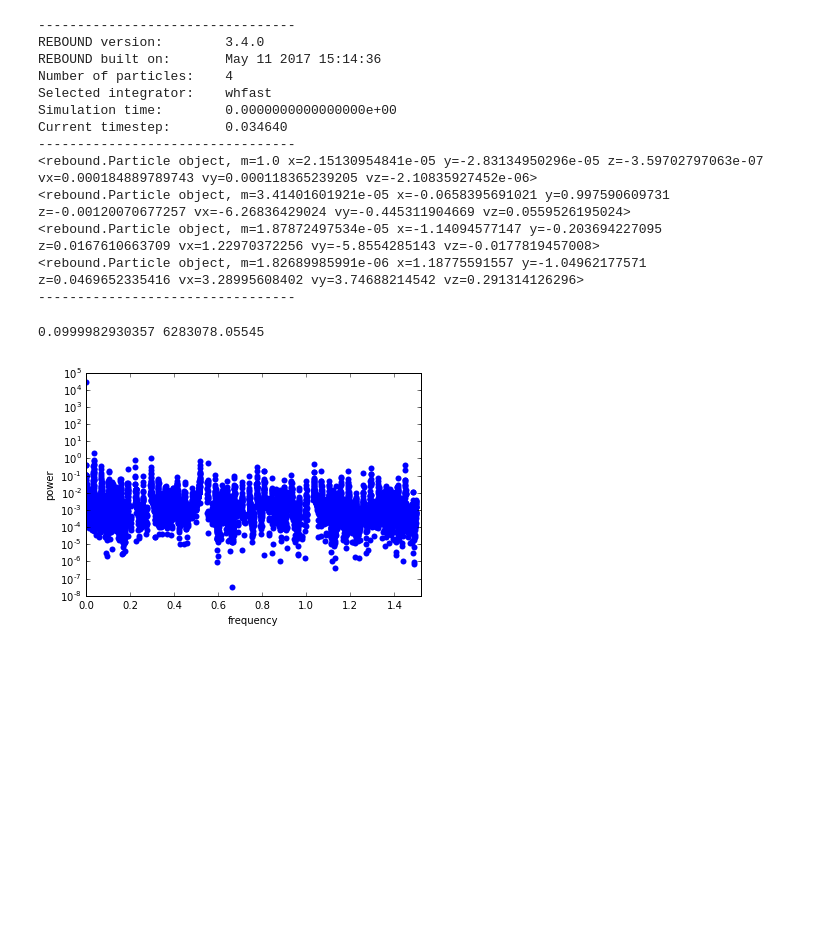
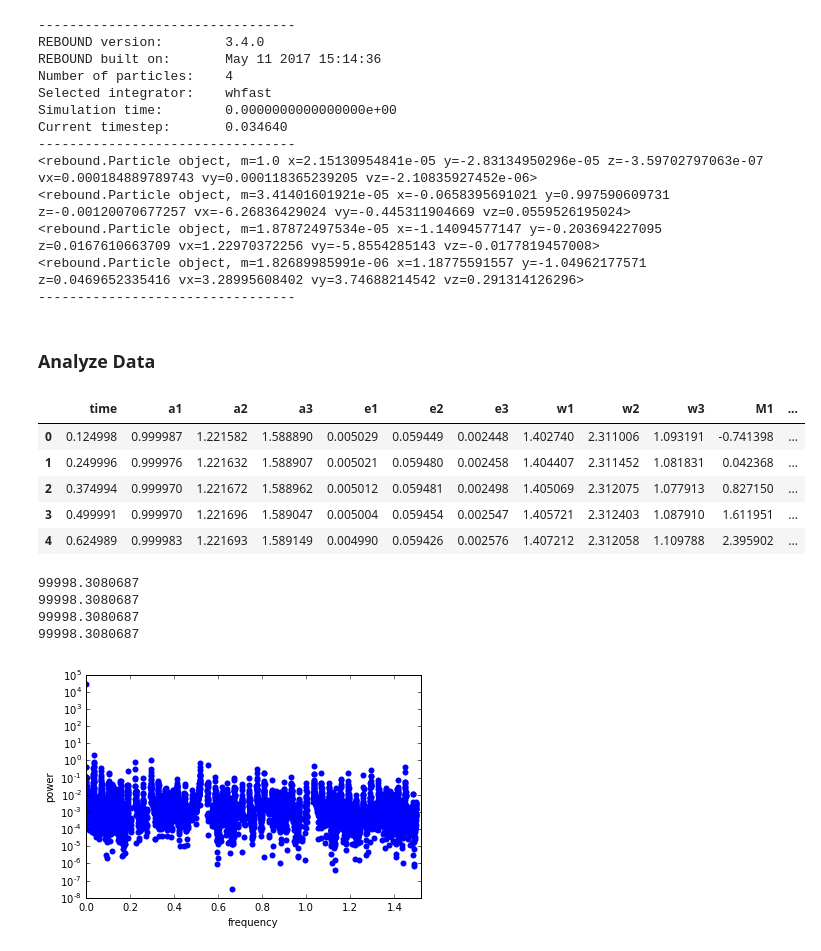
Before and after one commit to silburt/MLstability, a Jupyter notebook: FFT/Resample.ipynb, the cells around one changed output. Saved outputs shown, nothing was run; the diff lists cells and outputs as text; code cells hidden in the pictures; blank space fills up the shorter version.

```diff
--- a/FFT/Resample.ipynb
+++ b/FFT/Resample.ipynb
@@ -43,14 +50,13 @@ Current timestep:       0.034640
 ---------------------------------
 # %%
 samples_per_orbit = 8
-n_orbital_periods = 1e6
+n_orbital_periods = 1e5
 dt, tmax = tmax_and_sample_interval(sim,samples_per_orbit,n_orbital_periods)
 f = open('ic0000000_spo%d.txt'%samples_per_orbit,'w')
 
+write(f,sim)
 while sim.t < tmax:
     sim.integrate(sim.t + dt)
-    o = sim.calculate_orbits(heliocentric=True)
-    f.write("%e,%e,%e,%e,%e,%e,%e,%e,%e,%e,%e,%e,%e\n"%(sim.t,o[0].a,o[1].a,o[2].a,o[0].e,o[1].e,o[2].e,o[0].omega,o[1].omega,o[2].omega,o[0].M,o[1].M,o[2].M))
+    write(f,sim)
+write(f,sim)
 f.close()
-# %% [output]
-0.0999982930357 6283078.05545
@@ -59,3 +63,28 @@ P1, P2, P3 = zip(*P)
+# %% [markdown]
+### Analyze Data
+# %%
+filename = 'ic0000000_spo8.txt'
+names = ['time','a1','a2','a3','e1','e2','e3','w1','w2','w3','M1','M2','M3']
+data = pd.read_csv(filename, names=names)
+# %%
+data.head()
+# %% [output]
+|  | time | a1 | a2 | a3 | e1 | e2 | e3 | w1 | w2 | w3 | M1 | ... |
+| 0 | 0.124998 | 0.999987 | 1.221582 | 1.588890 | 0.005029 | 0.059449 | 0.002448 | 1.402740 | 2.311006 | 1.093191 | -0.741398 | ... |
+| 1 | 0.249996 | 0.999976 | 1.221632 | 1.588907 | 0.005021 | 0.059480 | 0.002458 | 1.404407 | 2.311452 | 1.081831 | 0.042368 | ... |
+| 2 | 0.374994 | 0.999970 | 1.221672 | 1.588962 | 0.005012 | 0.059481 | 0.002498 | 1.405069 | 2.312075 | 1.077913 | 0.827150 | ... |
+| 3 | 0.499991 | 0.999970 | 1.221696 | 1.589047 | 0.005004 | 0.059454 | 0.002547 | 1.405721 | 2.312403 | 1.087910 | 1.611951 | ... |
+| 4 | 0.624989 | 0.999983 | 1.221693 | 1.589149 | 0.004990 | 0.059426 | 0.002576 | 1.407212 | 2.312058 | 1.109788 | 2.395902 | ... |
+# %%
+#FFT vs. sample rate
+tmax = 1e5
+for i in np.arange(1,9,2):
+    freq, fft, fmax = get_fft(data['P1'],tmax)
+# %% [output]
+99998.3080687
+99998.3080687
+99998.3080687
+99998.3080687
 # %%
 #fft plot
 freq, fft, fmax = get_fft(P1,tmax)
```
Also changed, not shown: parts of 4 cells of this notebook.
